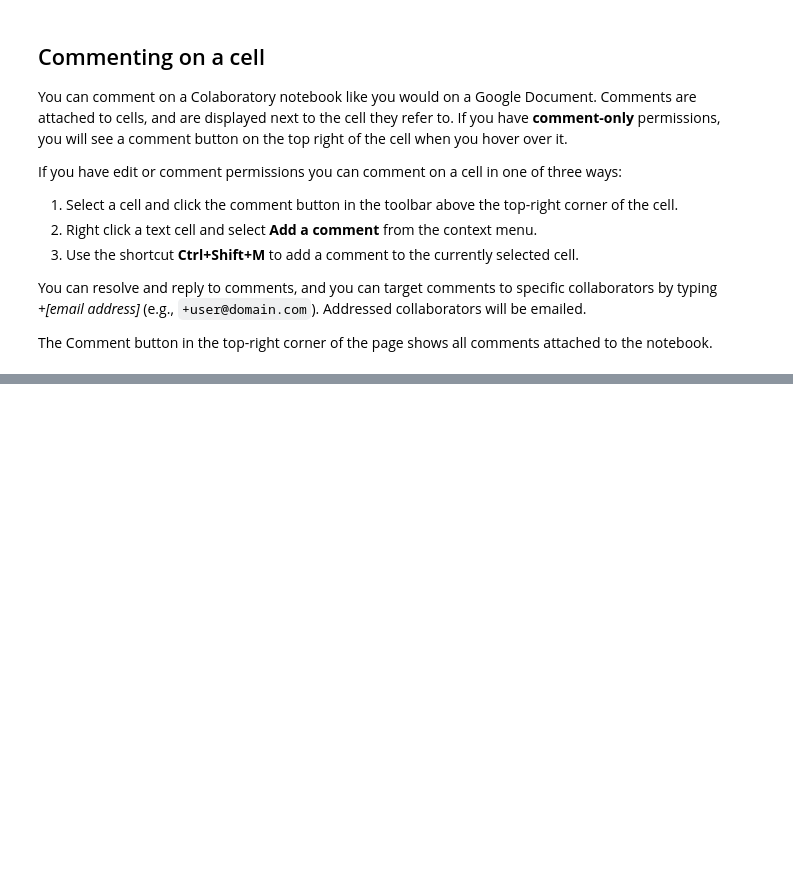
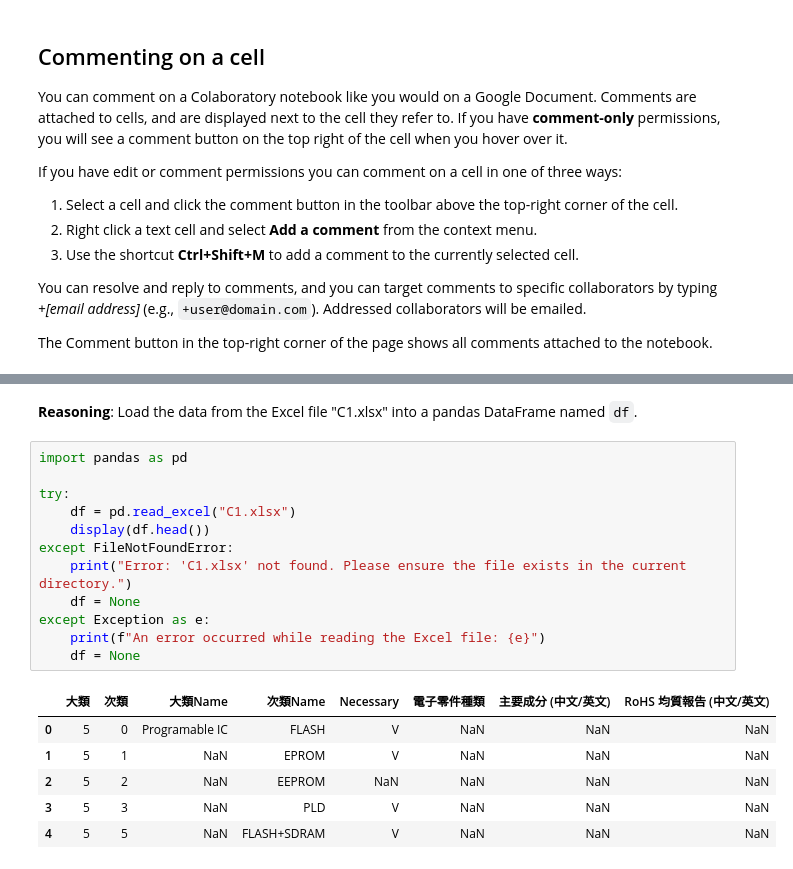
Before and after one commit to RickWang-GH/PT1, a Jupyter notebook: Overview_of_Colaboratory_Features.ipynb, the cells around one changed output, grey strips where cells are left out. Drawn from its saved outputs; the diff is of its cells as text; blank space fills up the shorter version.

```diff
--- a/Overview_of_Colaboratory_Features.ipynb
+++ b/Overview_of_Colaboratory_Features.ipynb
@@ -178,0 +190,22 @@ The Comment button in the top-right corner of the page shows all comments attach
+# %% [markdown]
+**Reasoning**:
+Load the data from the Excel file "C1.xlsx" into a pandas DataFrame named `df`.
+# %%
+import pandas as pd
+
+try:
+    df = pd.read_excel("C1.xlsx")
+    display(df.head())
+except FileNotFoundError:
+    print("Error: 'C1.xlsx' not found. Please ensure the file exists in the current directory.")
+    df = None
+except Exception as e:
+    print(f"An error occurred while reading the Excel file: {e}")
+    df = None
+# %% [output]
+|  | 大類 | 次類 | 大類Name | 次類Name | Necessary | 電子零件種類 | 主要成分 (中文/英文) | RoHS 均質報告 (中文/英文) |
+| 0 | 5 | 0 | Programable IC | FLASH | V | NaN | NaN | NaN |
+| 1 | 5 | 1 | NaN | EPROM | V | NaN | NaN | NaN |
+| 2 | 5 | 2 | NaN | EEPROM | NaN | NaN | NaN | NaN |
+| 3 | 5 | 3 | NaN | PLD | V | NaN | NaN | NaN |
+| 4 | 5 | 5 | NaN | FLASH+SDRAM | V | NaN | NaN | NaN |
```
Also changed, not shown: parts of 12 cells of this notebook.
